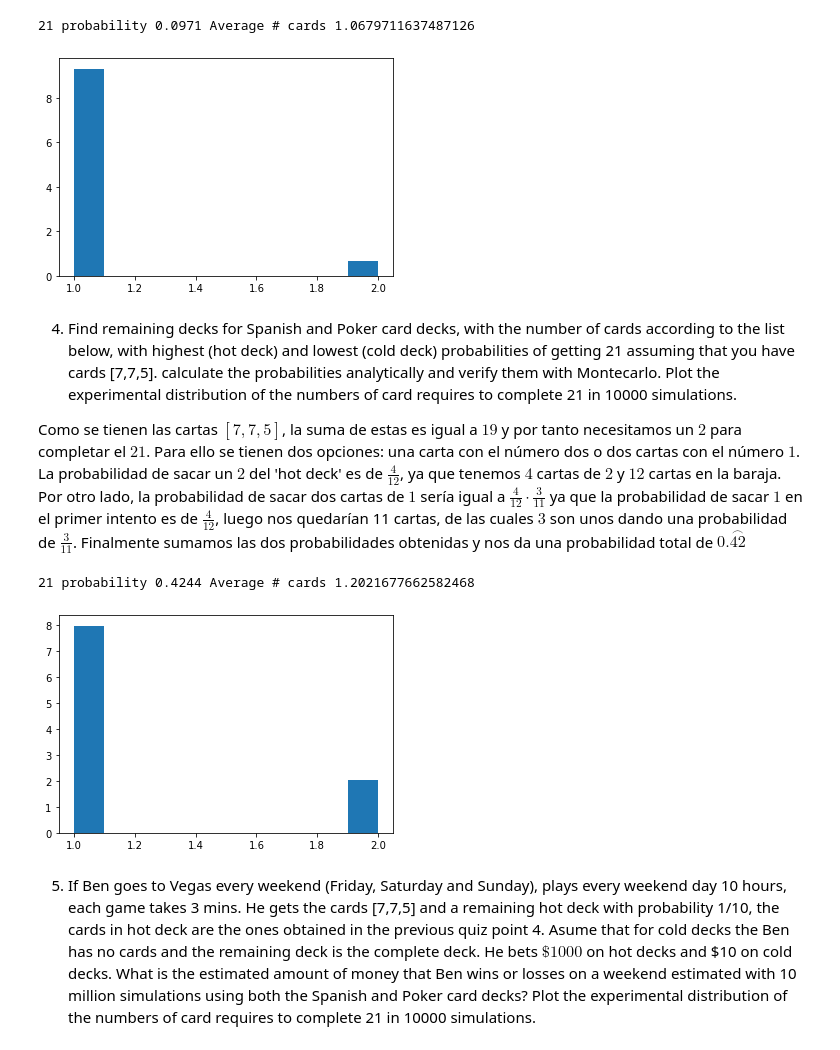
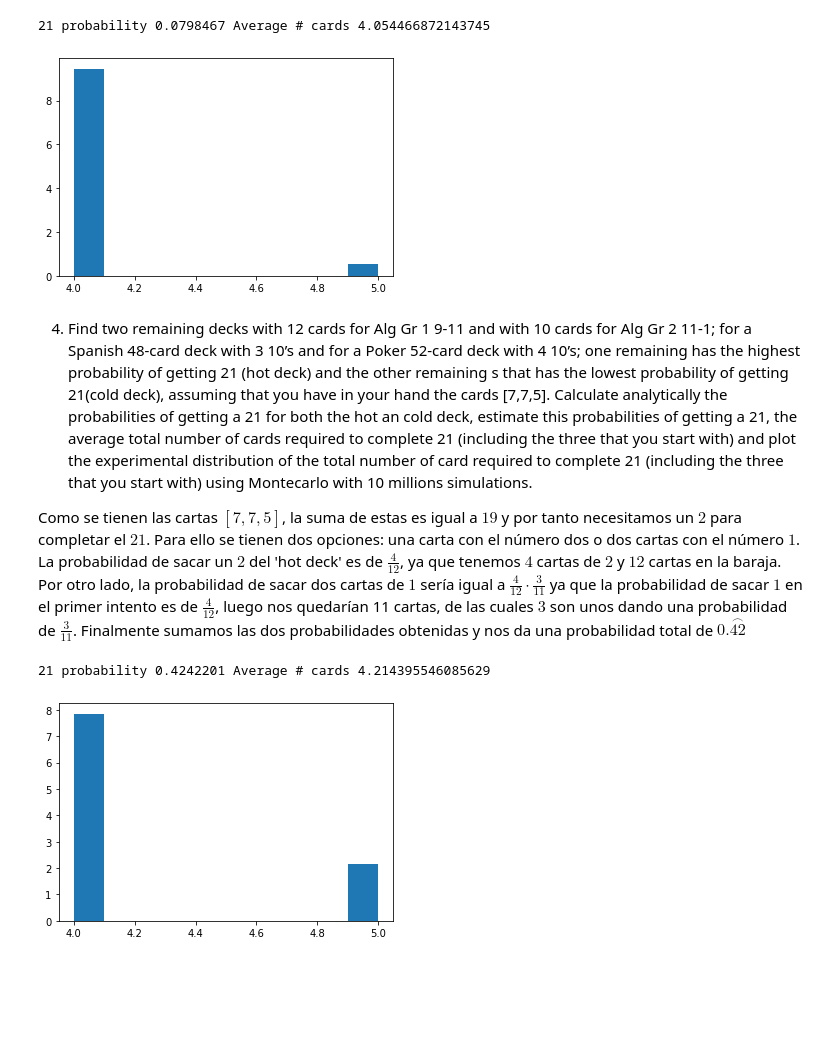
Before and after one commit to tvcastillod/AlgorithmsUN2020II, a Jupyter notebook: 21BlackjackGrClass1StGrooup33.ipynb, the cells around one changed output. Cells and saved outputs as stored; diff of their text form; code cells hidden in the pictures; blank space fills up the shorter version.

```diff
--- a/21BlackjackGrClass1StGrooup33.ipynb
+++ b/21BlackjackGrClass1StGrooup33.ipynb
@@ -4,16 +4,16 @@
 import random
 import matplotlib.pyplot as plt
 
-n=10000
+n=10000000
 count = 0
 avnc = 0
 nc21=[]
 for i in range(n):
-  spanishDeck = [1,2,3,4,5,6,7,10,11,12,1,2,3,4,5,6,7,8,9,10,11,12,1,2,3,4,5,6,7,8,9,10,11,12,1,2,3,4,5,6,7,8,9,10,11,12]
+  spanishDeck = [1,2,3,4,5,6,7,8,9,10,11,12,1,2,3,4,5,6,7,8,9,10,11,12,1,2,3,4,5,6,7,8,9,10,11,12,1,2,3,4,5,6,7,8,9,10,11,12]
   pokerDeck = [1,2,3,4,5,6,7,8,9,10,11,12,13,1,2,3,4,5,6,7,8,9,10,11,12,13,1,2,3,4,5,6,7,8,9,10,11,12,13,1,2,3,4,5,6,7,8,9,10,11,12,13]
   my_cards = []
   nc =0
-  deck=spanishDeck
+  deck=pokerDeck
   while(sum(my_cards)<21):
       card = random.choice(deck)
       my_cards.append(card)
@@ -23,6 +23,7 @@ for i in range(n):
       count=count+1
       avnc = avnc+nc
       nc21.append(nc)
+
 print("21 probability", count/n,"Average # cards", avnc/count )
 plt.hist(nc21,density=True,bins=30)
 plt.show()
@@ -34,5 +35,5 @@ plt.show()
 # %%
-n=10000
+n=10000000
 count = 0
 avnc = 0
 nc21=[]
@@ -62,22 +63,22 @@ plt.show()
 # %%
-n=10000
+n=10000000
 count = 0
 avnc = 0
-nc21=[]
+nc21 = []
 for i in range(n):
   my_cards = [7,7,5]
-  pokerDeck = [1,2,3,4,6,8,9,10,11,12,13,1,2,3,4,5,6,8,9,10,11,12,13,1,2,3,4,5,6,7,8,9,10,11,12,13,1,2,3,4,5,6,7,8,9,10,11,12,13]
-  spanishDeck = [1,2,3,4,6,10,11,12,1,2,3,4,5,6,8,9,10,11,12,1,2,3,4,5,6,7,8,9,10,11,12,1,2,3,4,5,6,7,8,9,10,11,12]
+  pokerDeck = [1,2,3,4,6,8,9,10,10,10,10,1,2,3,4,5,6,8,9,10,10,10,10,1,2,3,4,5,6,7,8,9,10,10,10,10,1,2,3,4,5,6,7,8,9,10,10,10,10]
+  spanishDeck = [1,2,3,4,6,8,9,10,10,10,11,12,1,2,3,4,5,6,8,9,10,10,10,11,12,1,2,3,4,5,6,7,8,9,10,10,10,11,12,1,2,3,4,5,6,7,8,9,10,10,10,11,12]
   deck=spanishDeck
   for j in range(int(len(deck)/2)-3):
     card = random.choice(deck)
     deck.remove(card)
-  nc =0
+  nc = 3
   while(sum(my_cards)<21):
       card = random.choice(deck)
       my_cards.append(card)
       deck.remove(card)
-      nc=nc+1
+      nc = nc + 1
   if (sum(my_cards)==21):
       count=count+1
       avnc = avnc+nc
@@ -86,37 +87,35 @@ print("21 probability", count/n,"Average # cards", avnc/count )
 plt.hist(nc21,density=True,bins=10)
 plt.show()
 # %% [output]
-21 probability 0.0971 Average # cards 1.0679711637487126
+21 probability 0.0798467 Average # cards 4.054466872143745
-[figure, old version]
+[figure, new version]
 # %% [markdown]
-4. Find remaining decks for Spanish and Poker card decks, with the number of cards according to the list below, with highest (hot deck) and lowest (cold deck) probabilities of getting 21 assuming that you have cards [7,7,5]. calculate the probabilities analytically and verify them with Montecarlo. Plot the experimental distribution of the numbers of card requires to complete 21 in 10000 simulations.
+4. Find two remaining decks with 12 cards for Alg Gr 1 9-11 and with 10 cards for Alg Gr 2 11-1; for a Spanish 48-card deck with 3 10’s and for a Poker 52-card deck with 4 10’s; one remaining has the highest probability of getting 21 (hot deck) and the other remaining s that has the lowest probability of getting 21(cold deck), assuming that you have in your hand the cards [7,7,5]. Calculate analytically the probabilities of getting a 21 for both the hot an cold deck, estimate this probabilities of getting a 21, the average total number of cards required to complete 21 (including the three that you start with) and plot the experimental distribution of the total number of card required to complete 21 (including the three that you start with) using Montecarlo with 10 millions simulations.
 
 
 Como se tienen las cartas $[7,7,5]$, la suma de estas es igual a $19$ y por tanto necesitamos un $2$ para completar el $21$. Para ello se tienen dos opciones: una carta con el número dos o dos cartas con el número $1$. La probabilidad de sacar un $2$ del 'hot deck' es de $\frac{4}{12}$, ya que tenemos $4$ cartas de $2$ y $12$ cartas en la baraja. Por otro lado, la probabilidad de sacar dos cartas de $1$ sería igual a $\frac{4}{12}\cdot\frac{3}{11}$ ya que la probabilidad de sacar $1$ en el primer intento es de $\frac{4}{12}$, luego nos quedarían 11 cartas, de las cuales $3$ son unos dando una probabilidad de $\frac{3}{11}$. Finalmente sumamos las dos probabilidades obtenidas y nos da una probabilidad total de $0.\stackrel{\frown}{42}$
 # %%
-n=10000
+n=10000000
 count = 0
 avnc = 0
 nc21=[]
 for i in range(n):
   my_cards = [7,7,5]
   hotDeck = [1,1,1,1,2,2,2,2,3,3,3,3]
   deck=hotDeck
-  nc =0
+  nc = 3
   while(sum(my_cards)<21):
       card = random.choice(deck)
       my_cards.append(card)
       deck.remove(card)
       nc=nc+1
   if (sum(my_cards)==21):
       count=count+1
       avnc = avnc+nc
       nc21.append(nc)
 print("21 probability", count/n,"Average # cards", avnc/count )
 plt.hist(nc21,density=True,bins=10)
 plt.show()
 # %% [output]
-21 probability 0.4244 Average # cards 1.2021677662582468
+21 probability 0.4242201 Average # cards 4.214395546085629
-[figure, old version]
+[figure, new version]
-# %% [markdown]
-5. If Ben goes to Vegas every weekend (Friday, Saturday and Sunday), plays every weekend day 10 hours, each game takes 3 mins. He gets the cards [7,7,5] and a remaining hot deck with probability 1/10, the cards in hot deck are the ones obtained in the previous quiz point 4. Asume that for cold decks the Ben has no cards and the remaining deck is the complete deck. He bets $\$1000$ on hot decks and $10 on cold decks. What is the estimated amount of money that Ben wins or losses on a weekend estimated with 10 million simulations using both the Spanish and Poker card decks? Plot the experimental distribution of the numbers of card requires to complete 21 in 10000 simulations.
```
Also changed, not shown: parts of 20 cells of this notebook.
